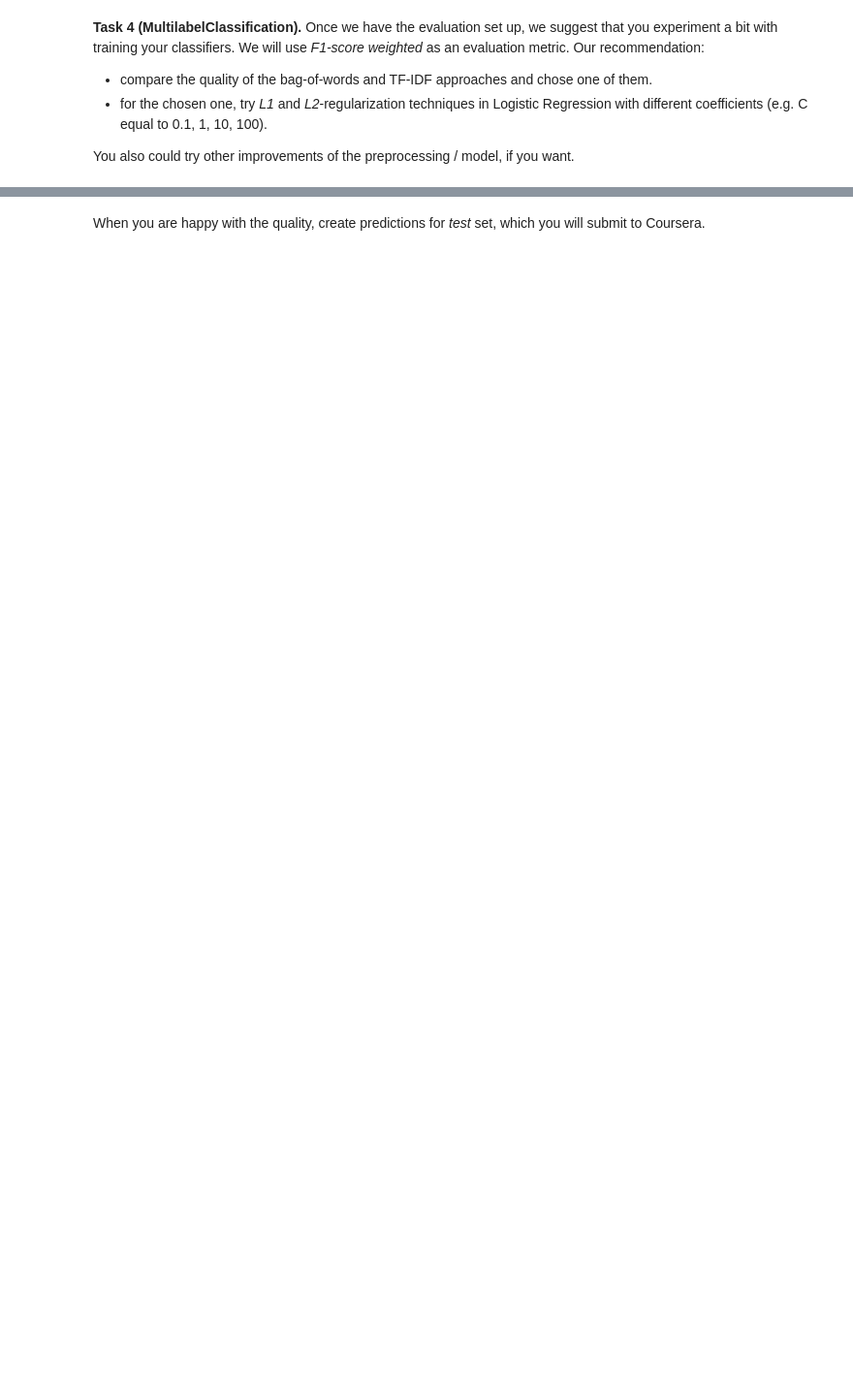
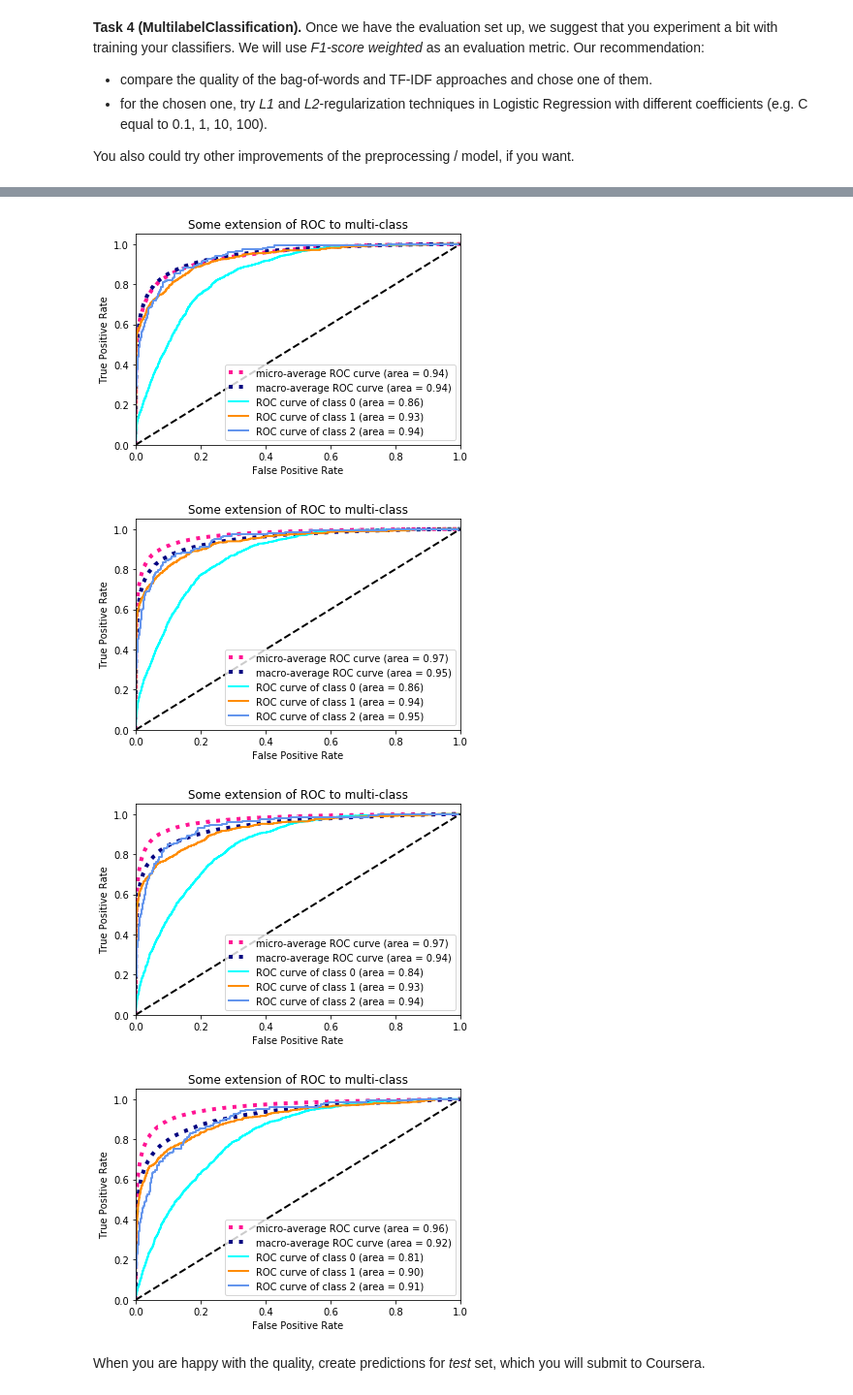
Before and after one commit to waleking/natural-language-processing, a Jupyter notebook: week1/week1-MultilabelClassification.ipynb, the cells around one changed output, grey strips where cells are left out. Shown at 97% size. Cells and saved outputs as stored; diff of their text form; code cells hidden in the pictures; blank space fills up the shorter version.

```diff
--- a/week1/week1-MultilabelClassification.ipynb
+++ b/week1/week1-MultilabelClassification.ipynb
@@ -481,3 +532,13 @@ You also could try other improvements of the preprocessing / model, if you want.
+# %%
+for regC in [0.1,1,10,100]:
+    classifier=train_classifier_with_regularization(X_train,y_train,"l2",regC)
+    y_val_predicted_scores = classifier.decision_function(X_val_tfidf)
+    roc_auc(y_val, y_val_predicted_scores, n_classes)
+# %% [output]
+[figure, added]
+[figure, added]
+[figure, added]
+[figure, added]
 # %% [markdown]
 When you are happy with the quality, create predictions for *test* set, which you will submit to Coursera.
 # %%
```
Also changed, not shown: parts of 17 cells of this notebook, 1 other file.
